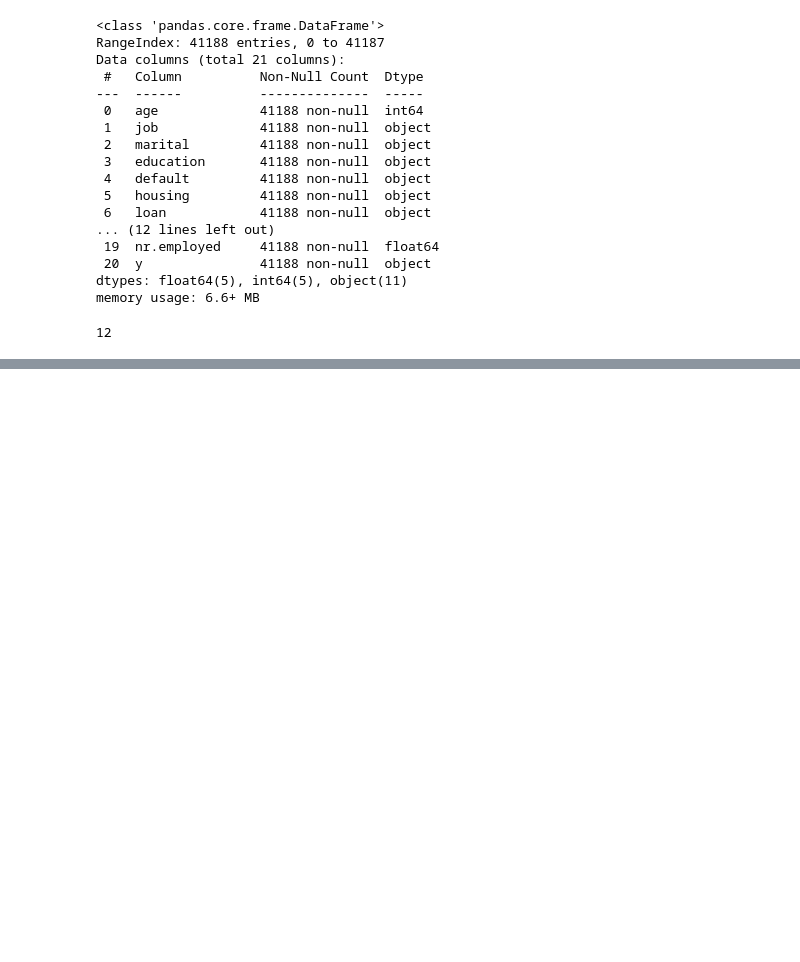
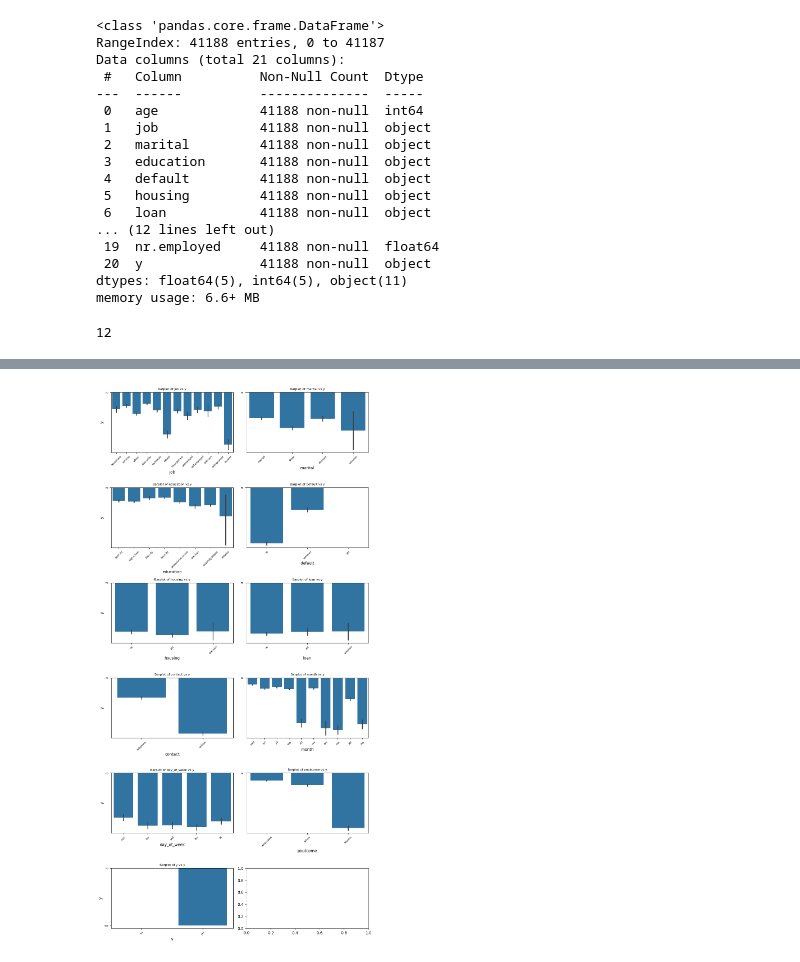
Before and after one commit to 4GeeksAcademy/logistic-regression-project-tutorial-Adam-Val, a Jupyter notebook: explore.ipynb, the cells around one changed output, grey strips where cells are left out. Cells and saved outputs as stored; diff of their text form; code cells hidden in the pictures; blank space fills up the shorter version.

```diff
--- a/explore.ipynb
+++ b/explore.ipynb
@@ -71,0 +106,21 @@ np.int64(0)
+# %%
+columns_to_plot = ['job', 'marital', 'education', 'default', 'housing', 'loan', 'contact', 'month', 'day_of_week', 'poutcome', 'y']
+
+fig, axes = plt.subplots(6, 2, figsize=(10, 20))  # Adjusted figsize for smaller plots
+axes = axes.flatten()
+
+for i, column in enumerate(columns_to_plot):
+    if i < len(columns_to_plot):
+        sns.barplot(ax=axes[i], data=fred, x=column, y='y')
+        axes[i].set_title(f'Barplot of {column} vs y', fontsize=8)  # Smaller title
+        axes[i].tick_params(axis='x', rotation=45, labelsize=6)  # Rotated and smaller x-labels
+        axes[i].tick_params(axis='y', labelsize=6)  # Smaller y-labels
+        if i % 2 != 0:
+            axes[i].set(ylabel=None)
+    else:
+        fig.delaxes(axes[i])
+
+plt.tight_layout()
+plt.show()
+# %% [output]
+[figure, added]
```
Also changed, not shown: parts of 13 cells of this notebook.
